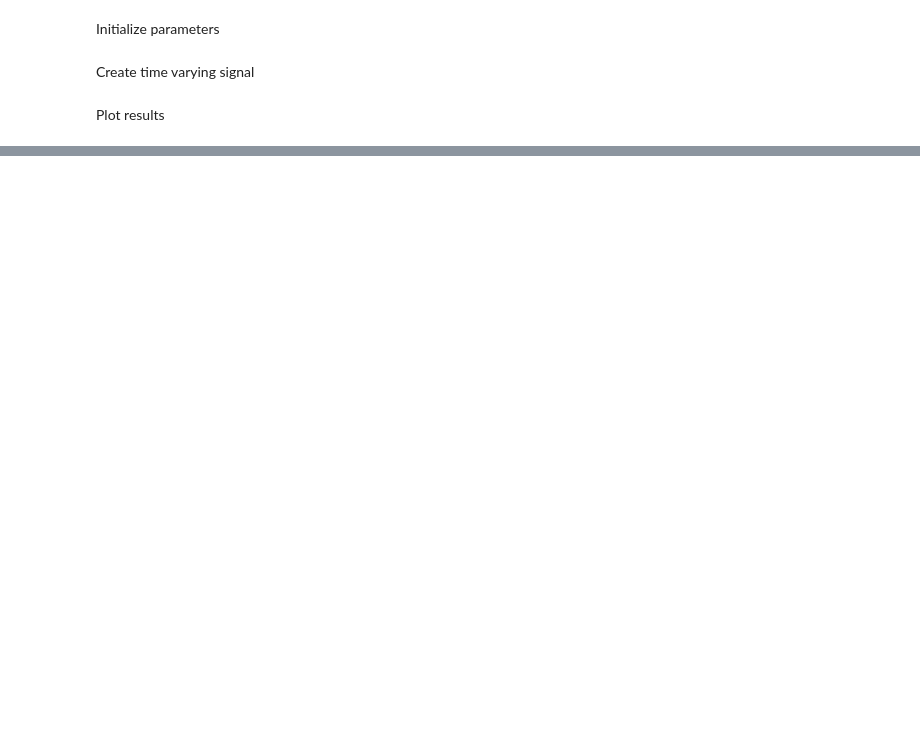
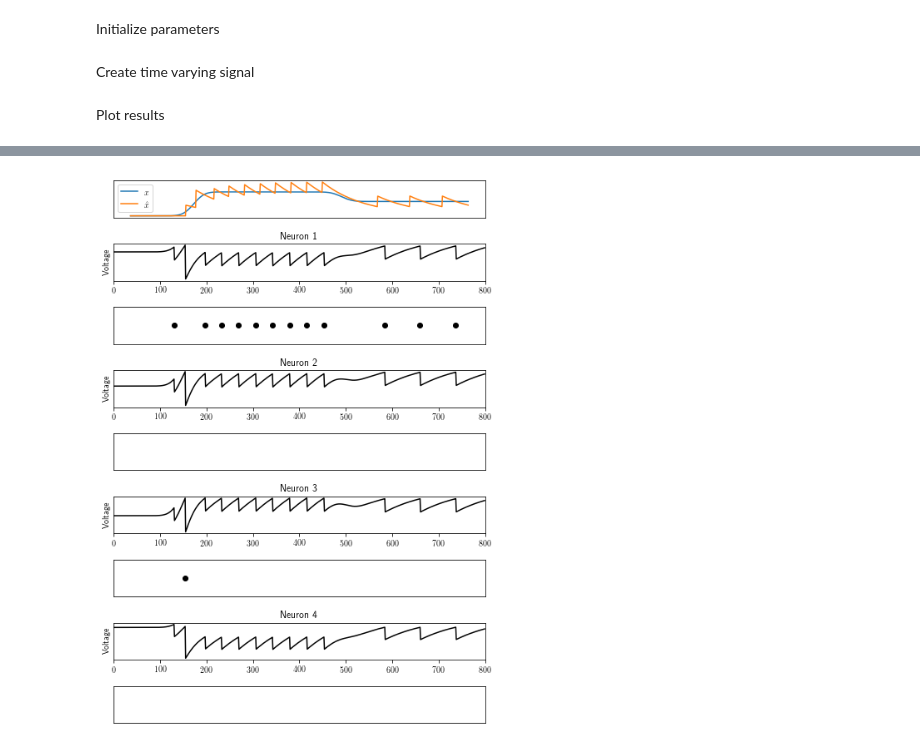
Before and after one commit to ABra1993/LisbonLab, a Jupyter notebook: CSM.ipynb, the cells around one changed output, grey strips where cells are left out. Cells and saved outputs as stored; diff of their text form; code cells hidden in the pictures; blank space fills up the shorter version.

```diff
--- a/CSM.ipynb
+++ b/CSM.ipynb
@@ -172,0 +298,26 @@ Plot results
+# %%
+def run_heterogeneous():
+    for t in range(1, iterations):
+
+        # update input estimate
+        dxestdt = -x_est[t - 1] + np.dot(weight, o[:, t - 1])
+        x_est[t] = x_est[t - 1] + dt * dxestdt
+
+        # update voltages
+        dVdt = -voltage[:, t - 1] + weight * c[t - 1] - np.dot((weight ** 2) + mu, o[:, t - 1])
+        voltage[:, t] = voltage[:, t - 1] + dt * dVdt
+
+        above_threshold = []
+
+        for i in range(N):
+            if voltage[i, t] > T[0][i]:
+                above_threshold.append(i)
+
+        # reset neuron when threshold is exceeded
+        if len(above_threshold) > 0:
+
+            # select random neuron who's voltage is above threshold
+            spike_neuron = np.random.randint(0, len(above_threshold))
+
+            # update spikes
+            o[spike_neuron, t] = 1/dt
@@ -222,0 +375,12 @@ for i in range(N):
+# %%
+N = 4
+dt = 0.01
+iterations = 800
+mu = 0.1 #regularization
+
+t, x_est, o, voltage, weight, T, spike, t_spike = initialize_params_heterogeneous(N, dt, iterations, mu)
+x,c = TVS_heterogeneous()
+run_heterogeneous()
+plot_heterogeneous()
+# %% [output]
+[figure, added]
```
Also changed, not shown: parts of 21 cells of this notebook, 2 other files.
